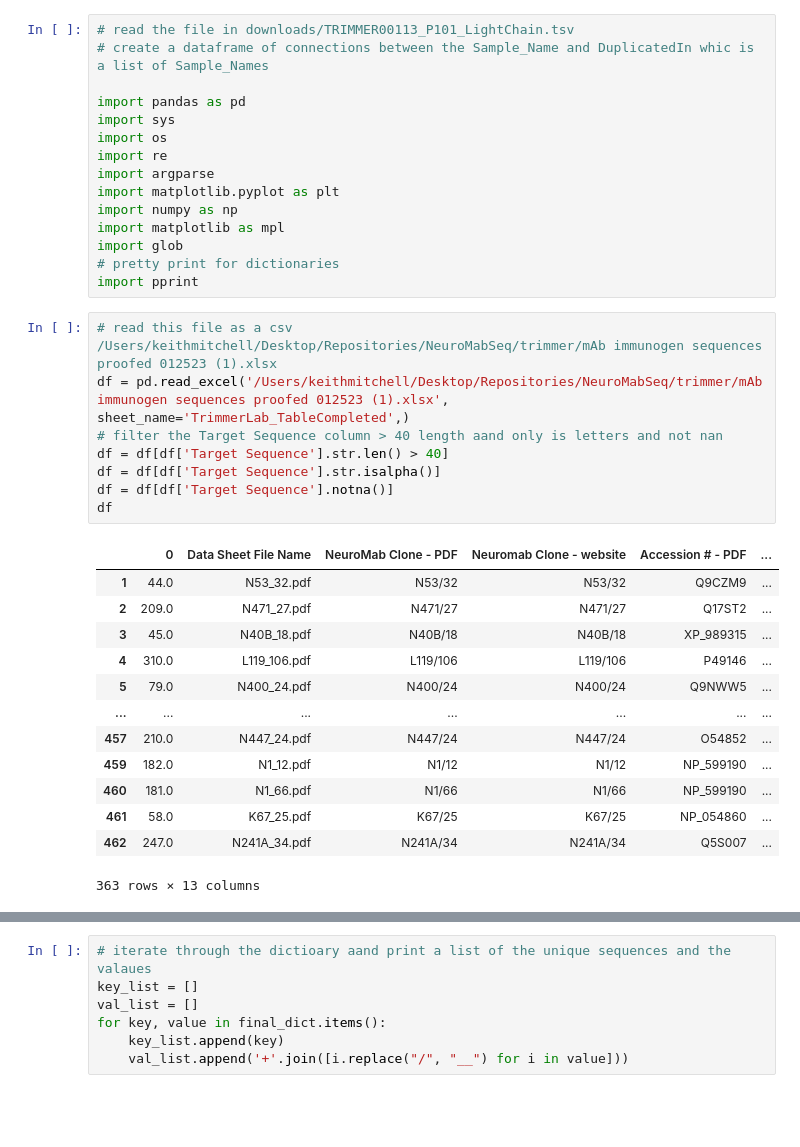
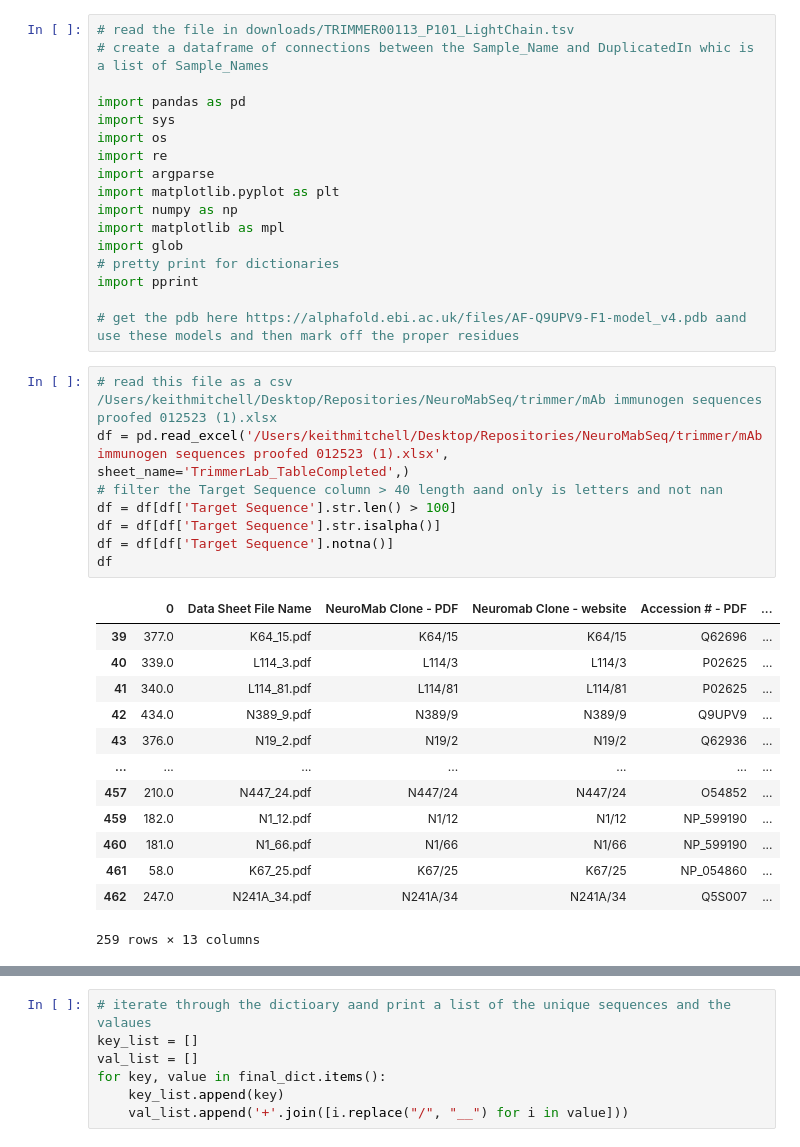
Before and after one commit to ucdavis-bioinformatics/NeuroMabSeq, a Jupyter notebook: trimmer/ProcessImmunogen.ipynb, the cells around one changed output, grey strips where cells are left out. Saved outputs shown, nothing was run; the diff lists cells and outputs as text; blank space fills up the shorter version.

```diff
--- a/trimmer/ProcessImmunogen.ipynb
+++ b/trimmer/ProcessImmunogen.ipynb
@@ -13,28 +13,30 @@ import matplotlib as mpl
 import glob
 # pretty print for dictionaries
 import pprint
+
+# get the pdb here https://alphafold.ebi.ac.uk/files/AF-Q9UPV9-F1-model_v4.pdb aand use these models and then mark off the proper residues
 # %%
 # read this file as a csv /Users/keithmitchell/Desktop/Repositories/NeuroMabSeq/trimmer/mAb immunogen sequences proofed 012523 (1).xlsx
 df = pd.read_excel('/Users/keithmitchell/Desktop/Repositories/NeuroMabSeq/trimmer/mAb immunogen sequences proofed 012523 (1).xlsx', sheet_name='TrimmerLab_TableCompleted',)
 # filter the Target Sequence column > 40 length aand only is letters and not nan
-df = df[df['Target Sequence'].str.len() > 40]
+df = df[df['Target Sequence'].str.len() > 100]
 df = df[df['Target Sequence'].str.isalpha()]
 df = df[df['Target Sequence'].notna()]
 df
 # %% [output]
 |  | 0 | Data Sheet File Name | NeuroMab Clone - PDF | Neuromab Clone - website | Accession # - PDF | ... |
-| 1 | 44.0 | N53_32.pdf | N53/32 | N53/32 | Q9CZM9 | ... |
-| 2 | 209.0 | N471_27.pdf | N471/27 | N471/27 | Q17ST2 | ... |
-| 3 | 45.0 | N40B_18.pdf | N40B/18 | N40B/18 | XP_989315 | ... |
-| 4 | 310.0 | L119_106.pdf | L119/106 | L119/106 | P49146 | ... |
-| 5 | 79.0 | N400_24.pdf | N400/24 | N400/24 | Q9NWW5 | ... |
+| 39 | 377.0 | K64_15.pdf | K64/15 | K64/15 | Q62696 | ... |
+| 40 | 339.0 | L114_3.pdf | L114/3 | L114/3 | P02625 | ... |
+| 41 | 340.0 | L114_81.pdf | L114/81 | L114/81 | P02625 | ... |
+| 42 | 434.0 | N389_9.pdf | N389/9 | N389/9 | Q9UPV9 | ... |
+| 43 | 376.0 | N19_2.pdf | N19/2 | N19/2 | Q62936 | ... |
 | ... | ... | ... | ... | ... | ... | ... |
 | 457 | 210.0 | N447_24.pdf | N447/24 | N447/24 | O54852 | ... |
 | 459 | 182.0 | N1_12.pdf | N1/12 | N1/12 | NP_599190 | ... |
 | 460 | 181.0 | N1_66.pdf | N1/66 | N1/66 | NP_599190 | ... |
 | 461 | 58.0 | K67_25.pdf | K67/25 | K67/25 | NP_054860 | ... |
 | 462 | 247.0 | N241A_34.pdf | N241A/34 | N241A/34 | Q5S007 | ... |
-363 rows × 13 columns
+259 rows × 13 columns
 # %%
 # print the unique sequences now and aa list of the Neuromabclone in a dictionaary
 final_dict = {}
```
Also changed, not shown: parts of 3 cells of this notebook, 3 other files.
